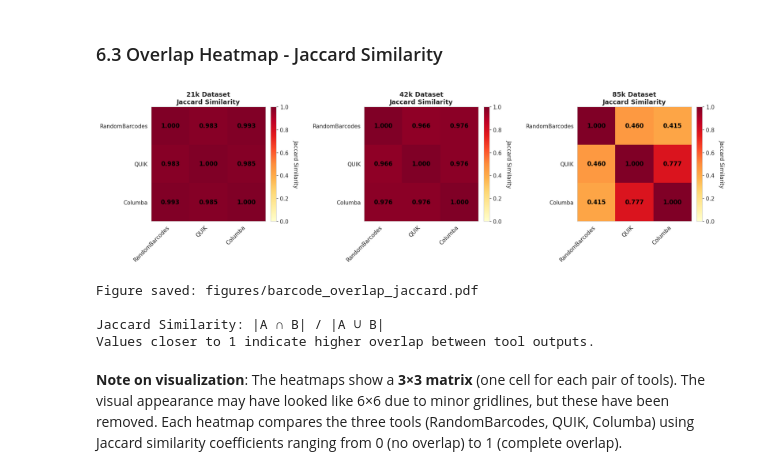
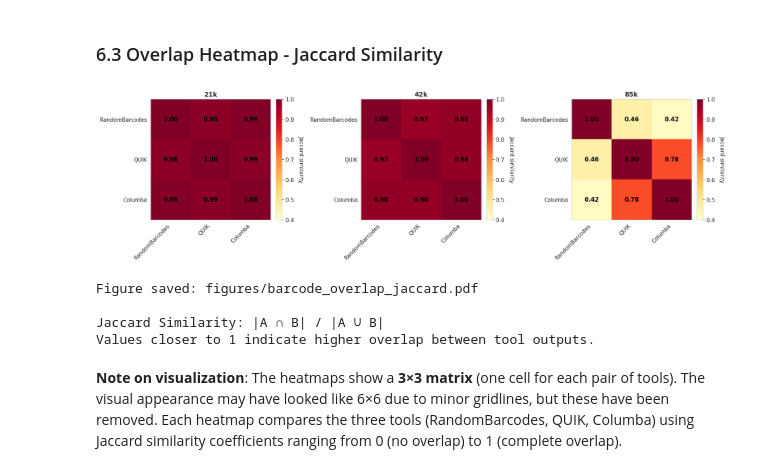
Before and after one commit to OncoRNALab/BarcodeCalling_benchmark, a Jupyter notebook: notebooks/real_data_comparison.ipynb, the cells around one changed output. Cells and saved outputs as stored; diff of their text form; code cells hidden in the pictures.

```diff
--- a/notebooks/real_data_comparison.ipynb
+++ b/notebooks/real_data_comparison.ipynb
@@ -582,9 +717,9 @@ barcode_data = {}
 
 # Define barcode reference files
 barcode_files = {
-    '21k': '/user/gent/446/vsc44685/ScratchVO_dir/barcalling_review/BCseq_01/bar_1in4_column_major.txt',
-    '42k': '/user/gent/446/vsc44685/ScratchVO_dir/barcalling_review/BCseq_01/bar_1in2_column_major.txt',
-    '85k': '/user/gent/446/vsc44685/ScratchVO_dir/barcalling_review/BCseq_01/bar_1in1_column_major.txt'
+    '21k': '/user/gent/446/vsc44685/ScratchVO_dir/barcalling_review/BCseq_01/BCseq_barcodes/Realbar_1in4_column_major.txt',
+    '42k': '/user/gent/446/vsc44685/ScratchVO_dir/barcalling_review/BCseq_01/BCseq_barcodes/Realbar_1in2_column_major.txt',
+    '85k': '/user/gent/446/vsc44685/ScratchVO_dir/barcalling_review/BCseq_01/BCseq_barcodes/Realbar_1in1_column_major.txt'
 }
 
 for dataset in datasets:
@@ -799,39 +934,39 @@ for idx, dataset in enumerate(datasets):
     similarity_matrix = np.zeros((3, 3))
     for i in range(3):
         for j in range(3):
             similarity_matrix[i, j] = jaccard_similarity(sets[i], sets[j])
 
-    # Create heatmap
-    im = ax.imshow(similarity_matrix, cmap='YlOrRd', vmin=0, vmax=1)
+    # Create heatmap with adjusted color scale (0.4-1.0 for better contrast)
+    im = ax.imshow(similarity_matrix, cmap='YlOrRd', vmin=0.4, vmax=1)
 
     # Add text annotations
     for i in range(3):
         for j in range(3):
-            text = ax.text(j, i, f'{similarity_matrix[i, j]:.3f}',
+            text = ax.text(j, i, f'{similarity_matrix[i, j]:.2f}',
                           ha="center", va="center", color="black", fontsize=12, fontweight='bold')
 
     ax.set_xticks(np.arange(3))
     ax.set_yticks(np.arange(3))
     ax.set_xticklabels(tools_list, rotation=45, ha='right')
     ax.set_yticklabels(tools_list)
-    ax.set_title(f'{dataset} Dataset\nJaccard Similarity', fontsize=13, fontweight='bold')
+    ax.set_title(f'{dataset}', fontsize=13, fontweight='bold')
 
     # Remove grid lines (which make it look like 6x6)
     ax.grid(False)
 
     # Add colorbar
     cbar = plt.colorbar(im, ax=ax, fraction=0.046, pad=0.04)
-    cbar.set_label('Jaccard Similarity', rotation=270, labelpad=20)
+    cbar.set_label('Jaccard similarity', rotation=270, labelpad=20)
 
 plt.tight_layout()
 plt.savefig('../notebooks/figures/barcode_overlap_jaccard.pdf', dpi=300, bbox_inches='tight')
 plt.show()
 
 print("\nFigure saved: figures/barcode_overlap_jaccard.pdf")
 print("\nJaccard Similarity: |A ∩ B| / |A ∪ B|")
 print("Values closer to 1 indicate higher overlap between tool outputs.")
 # %% [output]
-[figure, old version]
+[figure, new version]
 Figure saved: figures/barcode_overlap_jaccard.pdf
 
 Jaccard Similarity: |A ∩ B| / |A ∪ B|
```
Also changed, not shown: parts of 4 cells of this notebook, 8 other files.
